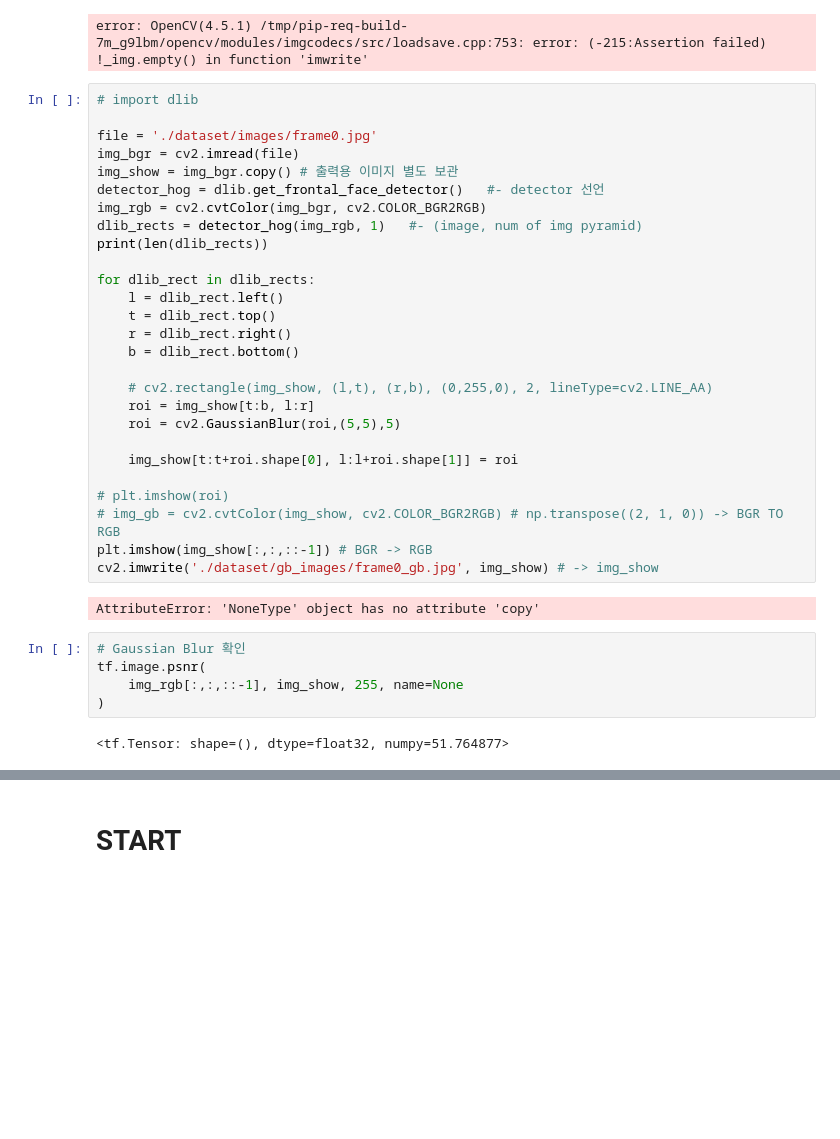
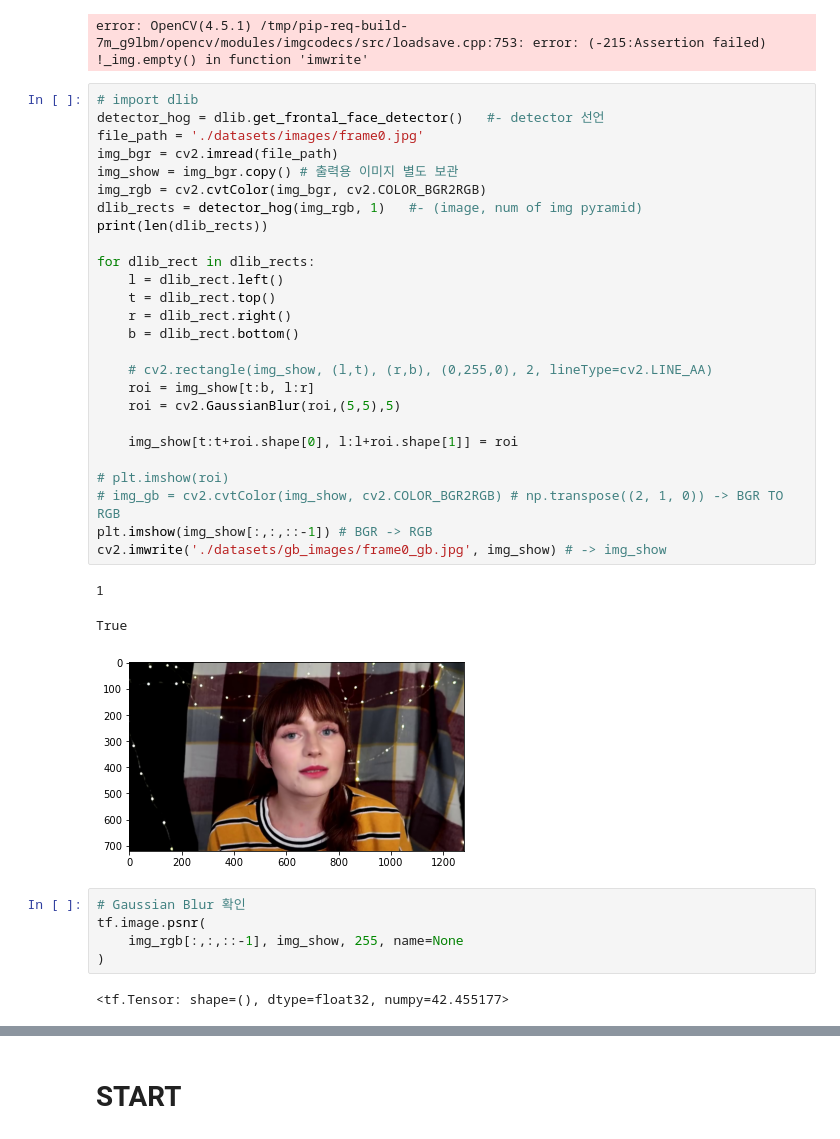
Before and after one commit to wonderkyeom/Face_Warping_Artifacts, a Jupyter notebook: My_FaceWarpingArtifacts.ipynb, the cells around one changed output, grey strips where cells are left out. Drawn from its saved outputs; the diff is of its cells as text; blank space fills up the shorter version.

Commit message:
Face Warping Artifacts

```diff
--- a/My_FaceWarpingArtifacts.ipynb
+++ b/My_FaceWarpingArtifacts.ipynb
@@ -61,40 +61,41 @@ Saved frame10681.jpg
 error: OpenCV(4.5.1) /tmp/pip-req-build-7m_g9lbm/opencv/modules/imgcodecs/src/loadsave.cpp:753: error: (-215:Assertion failed) !_img.empty() in function 'imwrite'
 # %%
 # import dlib
-
-file = './dataset/images/frame0.jpg'
-img_bgr = cv2.imread(file)
+detector_hog = dlib.get_frontal_face_detector()   #- detector 선언
+file_path = './datasets/images/frame0.jpg'
+img_bgr = cv2.imread(file_path)
 img_show = img_bgr.copy() # 출력용 이미지 별도 보관
-detector_hog = dlib.get_frontal_face_detector()   #- detector 선언
 img_rgb = cv2.cvtColor(img_bgr, cv2.COLOR_BGR2RGB)
 dlib_rects = detector_hog(img_rgb, 1)   #- (image, num of img pyramid)
 print(len(dlib_rects))
 
 for dlib_rect in dlib_rects:
     l = dlib_rect.left()
     t = dlib_rect.top()
     r = dlib_rect.right()
     b = dlib_rect.bottom()
 
     # cv2.rectangle(img_show, (l,t), (r,b), (0,255,0), 2, lineType=cv2.LINE_AA)
     roi = img_show[t:b, l:r]
     roi = cv2.GaussianBlur(roi,(5,5),5)
 
     img_show[t:t+roi.shape[0], l:l+roi.shape[1]] = roi
 
 # plt.imshow(roi)
 # img_gb = cv2.cvtColor(img_show, cv2.COLOR_BGR2RGB) # np.transpose((2, 1, 0)) -> BGR TO RGB
 plt.imshow(img_show[:,:,::-1]) # BGR -> RGB
-cv2.imwrite('./dataset/gb_images/frame0_gb.jpg', img_show) # -> img_show
+cv2.imwrite('./datasets/gb_images/frame0_gb.jpg', img_show) # -> img_show
 # %% [output]
-AttributeError: 'NoneType' object has no attribute 'copy'
+1
+True
+[figure, added]
 # %%
 # Gaussian Blur 확인
 tf.image.psnr(
     img_rgb[:,:,::-1], img_show, 255, name=None
 )
 # %% [output]
-<tf.Tensor: shape=(), dtype=float32, numpy=51.764877>
+<tf.Tensor: shape=(), dtype=float32, numpy=42.455177>
 # %%
 # 폴더별로(폴더 내의 모든 파일) Gaussian Blur 적용하기
 # import re
```
Also changed, not shown: parts of 18 cells of this notebook.
